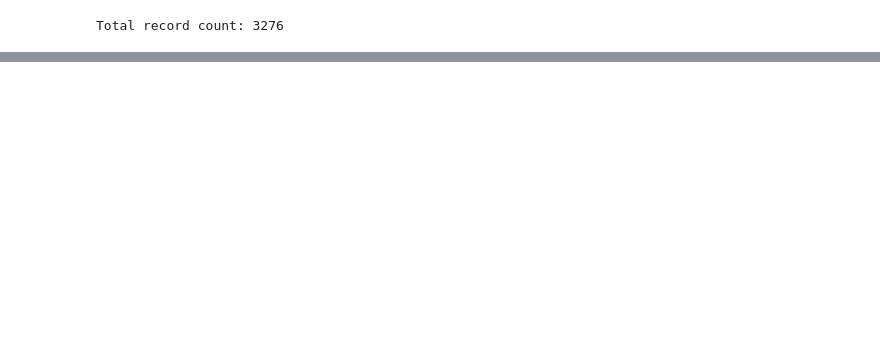
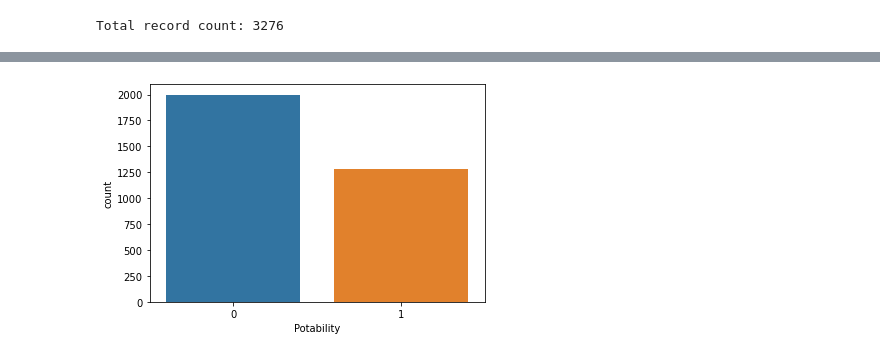
Before and after one commit to bryanfree66/udemy_mlflow_course, a Jupyter notebook: notebooks/1_water_potability_data_exploration.ipynb, the cells around one changed output, grey strips where cells are left out. Saved outputs shown, nothing was run; the diff lists cells and outputs as text; code cells hidden in the pictures; blank space fills up the shorter version.

```diff
--- a/notebooks/1_water_potability_data_exploration.ipynb
+++ b/notebooks/1_water_potability_data_exploration.ipynb
@@ -126,0 +79,6 @@ We have nulls to deal with for pH, sulfates, and trihalomethanes.
+# %%
+# Distribution of Target Column
+df_pandas = df.toPandas()
+sns.countplot(x=df_pandas['Potability']);
+# %% [output]
+[figure, added]
```
Also changed, not shown: parts of 27 cells of this notebook, 1 other file.
